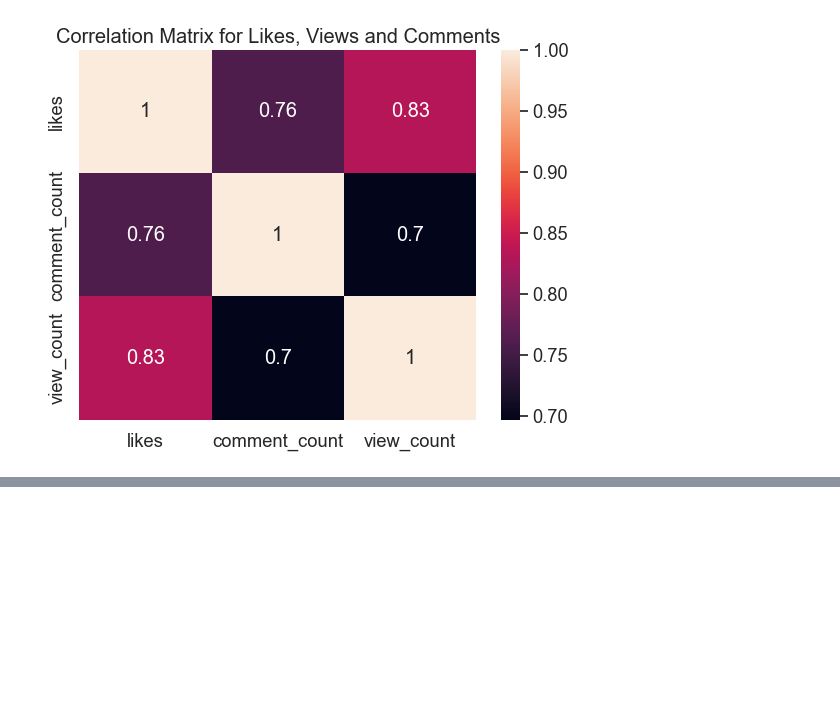
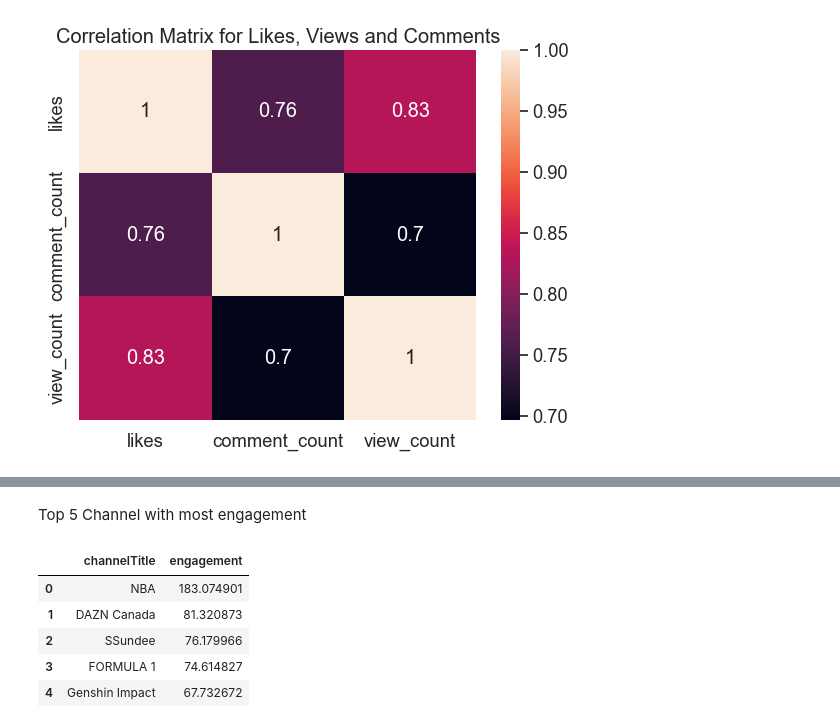
Before and after one commit to ALvee-611/YouTube-Analysis, a Jupyter notebook: Analysis/EDA.ipynb, the cells around one changed output, grey strips where cells are left out. Saved outputs shown, nothing was run; the diff lists cells and outputs as text; code cells hidden in the pictures; blank space fills up the shorter version.

```diff
--- a/Analysis/EDA.ipynb
+++ b/Analysis/EDA.ipynb
@@ -585,0 +612,11 @@ As expected, likes, views and comments have strong positive correlation.
+# %% [markdown]
+Top 5 Channel with most engagement
+# %%
+top_channels
+# %% [output]
+|  | channelTitle | engagement |
+| 0 | NBA | 183.074901 |
+| 1 | DAZN Canada | 81.320873 |
+| 2 | SSundee | 76.179966 |
+| 3 | FORMULA 1 | 74.614827 |
+| 4 | Genshin Impact | 67.732672 |
```
Also changed, not shown: parts of 15 cells of this notebook.
